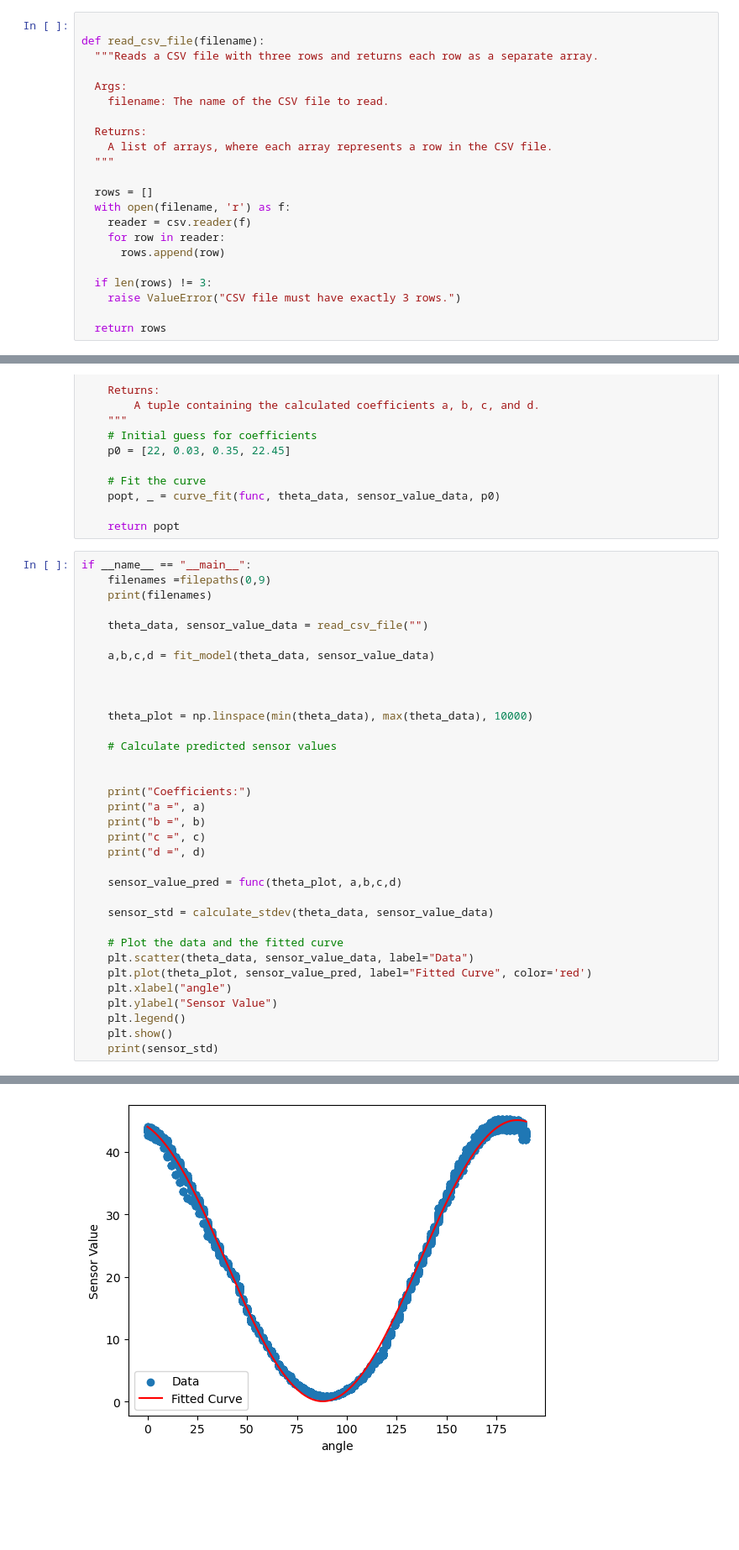
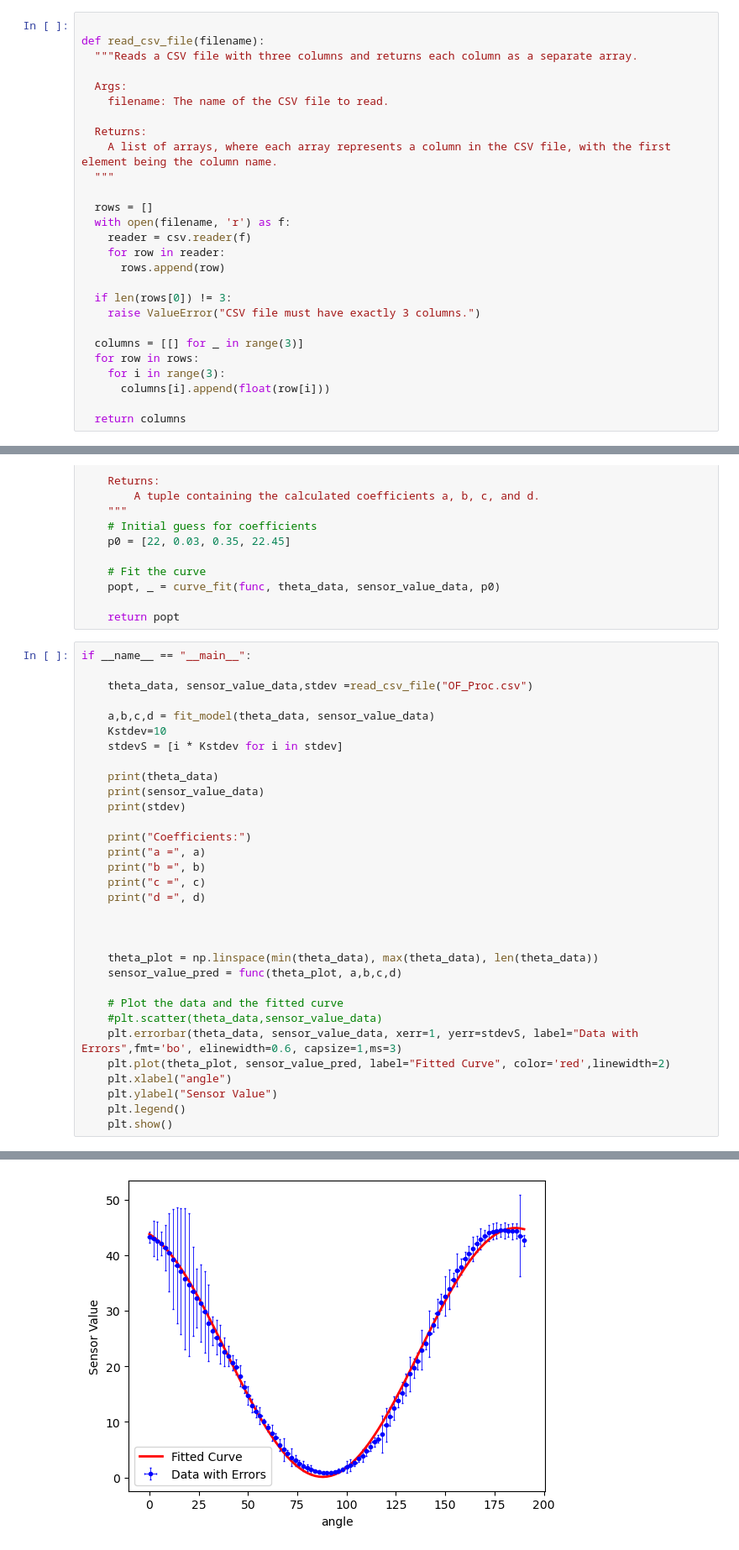
Before and after one commit to ItsJupiter21/Physics-IA, a Jupyter notebook: Data/datamodel.ipynb, the cells around one changed output, grey strips where cells are left out. Shown at 84% size. Drawn from its saved outputs; the diff is of its cells as text; blank space fills up the shorter version.

```diff
--- a/Data/datamodel.ipynb
+++ b/Data/datamodel.ipynb
@@ -6,13 +6,13 @@ import csv
 # %%
 
 def read_csv_file(filename):
-  """Reads a CSV file with three rows and returns each row as a separate array.
+  """Reads a CSV file with three columns and returns each column as a separate array.
 
   Args:
     filename: The name of the CSV file to read.
 
   Returns:
-    A list of arrays, where each array represents a row in the CSV file.
+    A list of arrays, where each array represents a column in the CSV file, with the first element being the column name.
   """
 
   rows = []
@@ -21,10 +21,15 @@ def read_csv_file(filename):
     for row in reader:
       rows.append(row)
 
-  if len(rows) != 3:
-    raise ValueError("CSV file must have exactly 3 rows.")
+  if len(rows[0]) != 3:
+    raise ValueError("CSV file must have exactly 3 columns.")
 
-  return rows
+  columns = [[] for _ in range(3)]
+  for row in rows:
+    for i in range(3):
+      columns[i].append(float(row[i]))
+
+  return columns
 # %%
 def write_data_to_csv(data, output_filename):
     """Writes a 2D array to a CSV file with a header row.
@@ -63,19 +68,16 @@ def fit_model(theta_data, sensor_value_data):
     return popt
 # %%
 if __name__ == "__main__":
-    filenames =filepaths(0,9)
-    print(filenames)
 
-    theta_data, sensor_value_data = read_csv_file("")
+    theta_data, sensor_value_data,stdev =read_csv_file("OF_Proc.csv")
 
     a,b,c,d = fit_model(theta_data, sensor_value_data)
+    Kstdev=10
+    stdevS = [i * Kstdev for i in stdev]
 
-
-
-    theta_plot = np.linspace(min(theta_data), max(theta_data), 10000)
-
-    # Calculate predicted sensor values
-
+    print(theta_data)
+    print(sensor_value_data)
+    print(stdev)
 
     print("Coefficients:")
     print("a =", a)
@@ -83,16 +85,17 @@ if __name__ == "__main__":
     print("c =", c)
     print("d =", d)
 
+
+
+    theta_plot = np.linspace(min(theta_data), max(theta_data), len(theta_data))
     sensor_value_pred = func(theta_plot, a,b,c,d)
 
-    sensor_std = calculate_stdev(theta_data, sensor_value_data)
-
     # Plot the data and the fitted curve
-    plt.scatter(theta_data, sensor_value_data, label="Data")
-    plt.plot(theta_plot, sensor_value_pred, label="Fitted Curve", color='red')
+    #plt.scatter(theta_data,sensor_value_data)
+    plt.errorbar(theta_data, sensor_value_data, xerr=1, yerr=stdevS, label="Data with Errors",fmt='bo', elinewidth=0.6, capsize=1,ms=3)
+    plt.plot(theta_plot, sensor_value_pred, label="Fitted Curve", color='red',linewidth=2)
     plt.xlabel("angle")
     plt.ylabel("Sensor Value")
     plt.legend()
     plt.show()
-    print(sensor_std)
 # %% [output]
@@ -105 +110 @@ d = 22.5861529788068
-[figure, old version]
+[figure, new version]
```
Also changed, not shown: parts of 1 cell of this notebook.
